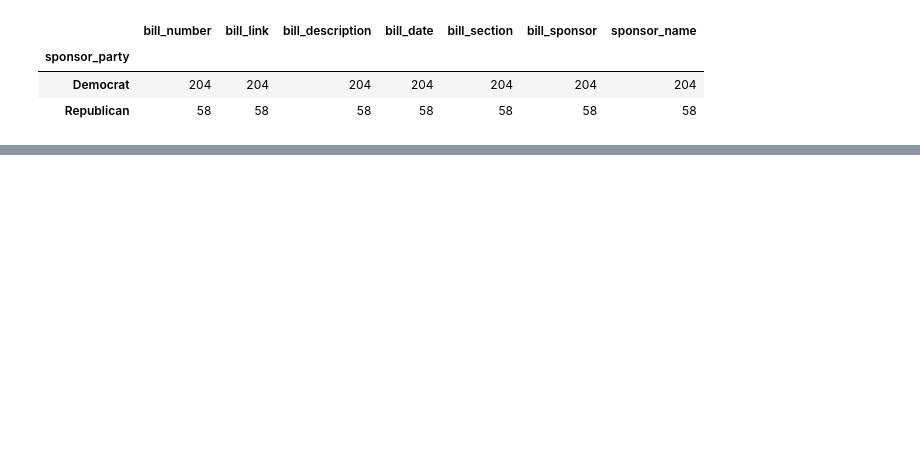
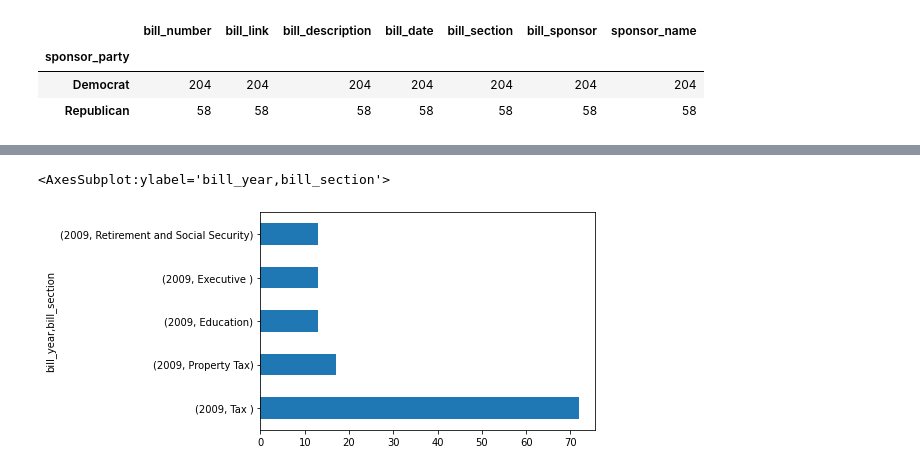
Before and after one commit to areenaarora/new-york-senate_scrape, a Jupyter notebook: Analyses.ipynb, the cells around one changed output, grey strips where cells are left out. Cells and saved outputs as stored; diff of their text form; code cells hidden in the pictures; blank space fills up the shorter version.

```diff
--- a/Analyses.ipynb
+++ b/Analyses.ipynb
@@ -113,0 +117,2 @@ df.query('bill_section == "Public Health"').groupby(by='sponsor_party').count()
+# %%
+df['bill_date'] = pd.to_datetime(df['bill_date'], errors='coerce')
@@ -113,0 +139,2 @@ df.query('bill_section == "Public Health"').groupby(by='sponsor_party').count()
+# %%
+df['bill_year'] = df['bill_date'].dt.to_period('Y')
@@ -113,0 +155,5 @@ df.query('bill_section == "Public Health"').groupby(by='sponsor_party').count()
+# %%
+df.groupby(by='bill_year').bill_section.value_counts().head(5).plot(kind='barh')
+# %% [output]
+<AxesSubplot:ylabel='bill_year,bill_section'>
+[figure, added]
```
Also changed, not shown: parts of 6 cells of this notebook, 1 other file.
